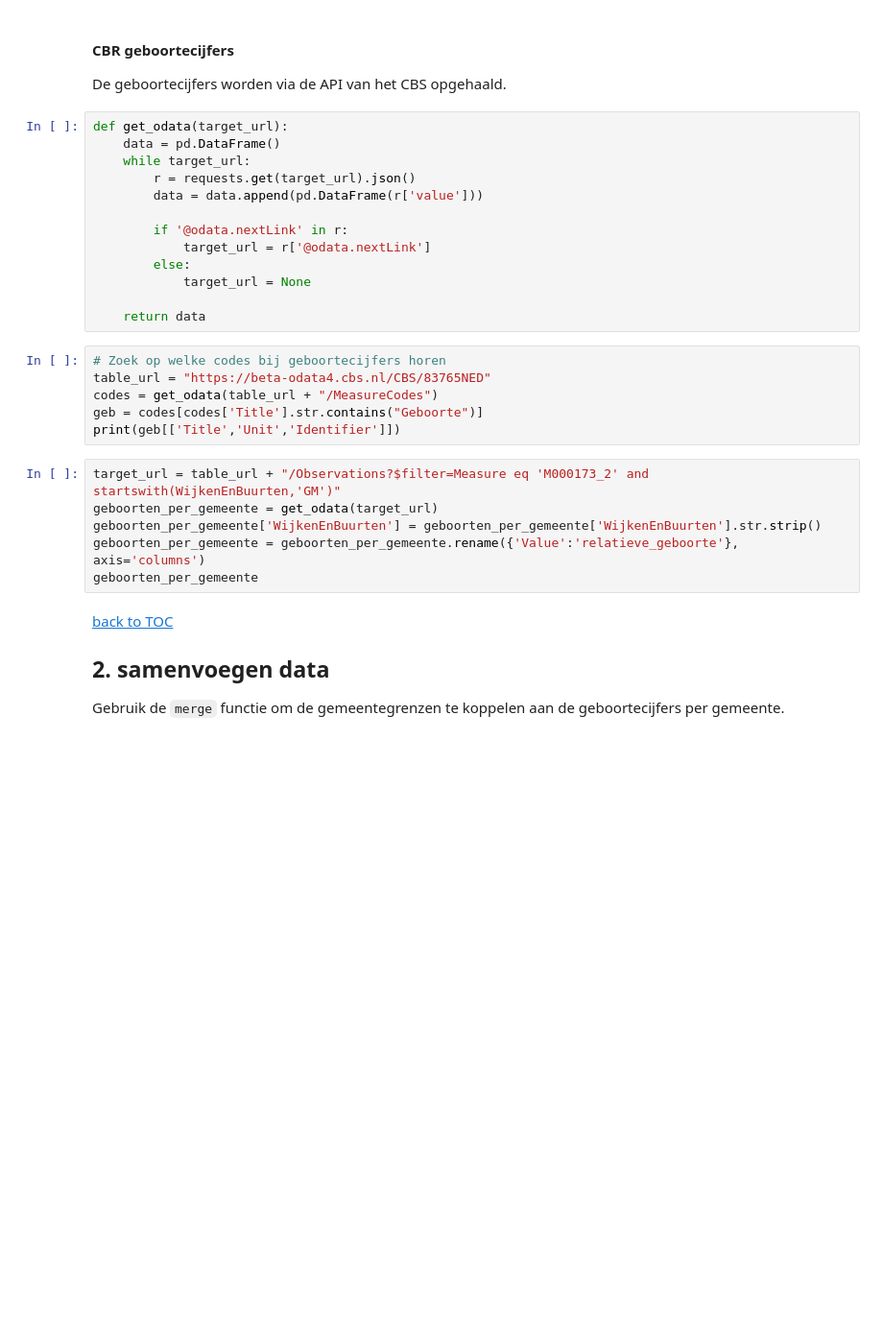
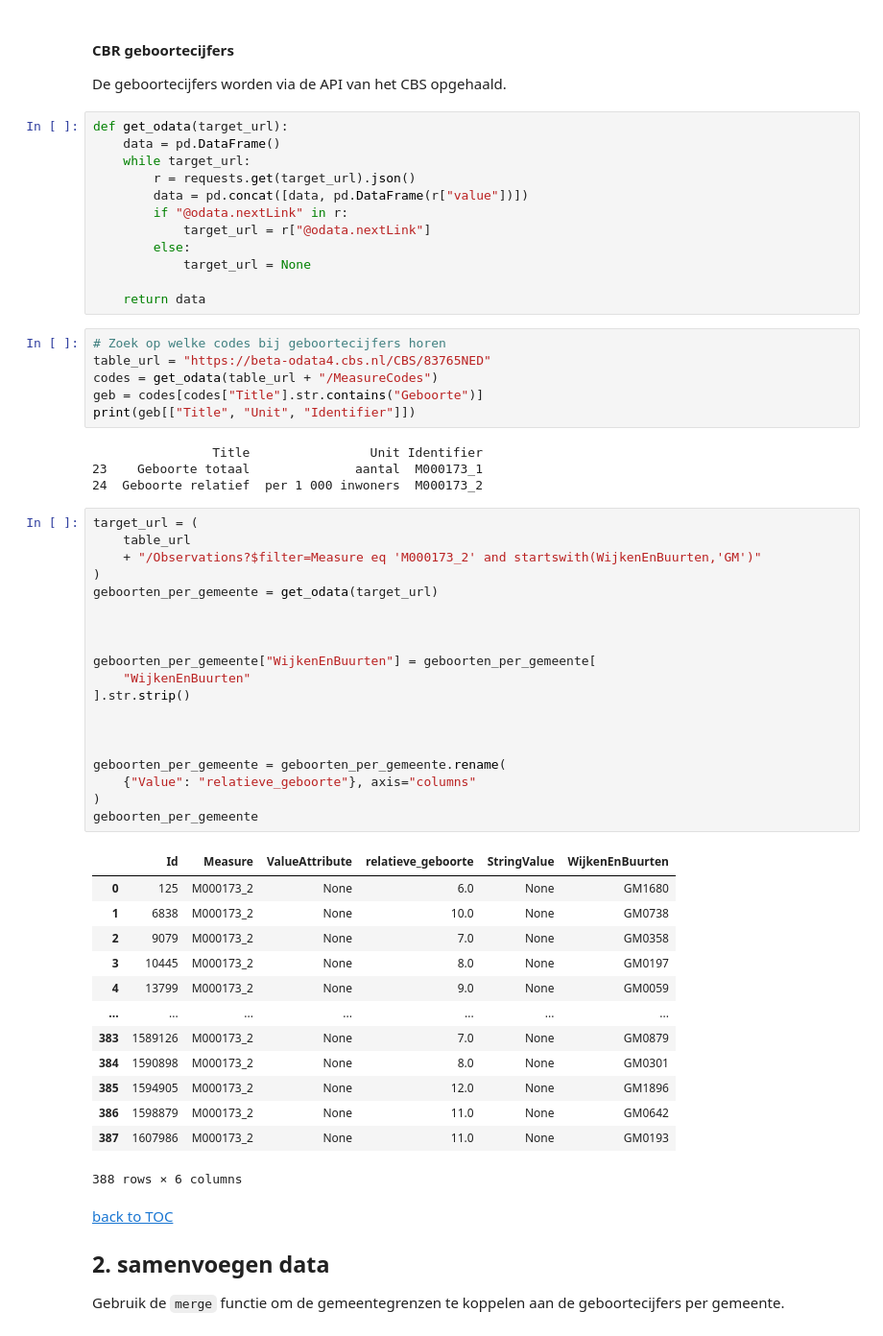
Before and after one commit to MAMBA-python/course-material, a Jupyter notebook: practical_examples/02_data_analysis/01_cbs_data/geboortes_nl.ipynb, the cells around one changed output. Shown at 96% size. Drawn from its saved outputs; the diff is of its cells as text; blank space fills up the shorter version.

```diff
--- a/practical_examples/02_data_analysis/01_cbs_data/geboortes_nl.ipynb
+++ b/practical_examples/02_data_analysis/01_cbs_data/geboortes_nl.ipynb
@@ -49,10 +50,9 @@ def get_odata(target_url):
     data = pd.DataFrame()
     while target_url:
         r = requests.get(target_url).json()
-        data = data.append(pd.DataFrame(r['value']))
-
-        if '@odata.nextLink' in r:
-            target_url = r['@odata.nextLink']
+        data = pd.concat([data, pd.DataFrame(r["value"])])
+        if "@odata.nextLink" in r:
+            target_url = r["@odata.nextLink"]
         else:
             target_url = None
 
@@ -61,14 +61,45 @@ def get_odata(target_url):
 # Zoek op welke codes bij geboortecijfers horen
 table_url = "https://beta-odata4.cbs.nl/CBS/83765NED"
 codes = get_odata(table_url + "/MeasureCodes")
-geb = codes[codes['Title'].str.contains("Geboorte")]
-print(geb[['Title','Unit','Identifier']])
+geb = codes[codes["Title"].str.contains("Geboorte")]
+print(geb[["Title", "Unit", "Identifier"]])
+# %% [output]
+                Title                Unit Identifier
+23    Geboorte totaal              aantal  M000173_1
+24  Geboorte relatief  per 1 000 inwoners  M000173_2
 # %%
-target_url = table_url + "/Observations?$filter=Measure eq 'M000173_2' and startswith(WijkenEnBuurten,'GM')"
+target_url = (
+    table_url
+    + "/Observations?$filter=Measure eq 'M000173_2' and startswith(WijkenEnBuurten,'GM')"
+)
 geboorten_per_gemeente = get_odata(target_url)
-geboorten_per_gemeente['WijkenEnBuurten'] = geboorten_per_gemeente['WijkenEnBuurten'].str.strip()
-geboorten_per_gemeente = geboorten_per_gemeente.rename({'Value':'relatieve_geboorte'}, axis='columns')
+
+
+
+geboorten_per_gemeente["WijkenEnBuurten"] = geboorten_per_gemeente[
+    "WijkenEnBuurten"
+].str.strip()
+
+
+
+geboorten_per_gemeente = geboorten_per_gemeente.rename(
+    {"Value": "relatieve_geboorte"}, axis="columns"
+)
 geboorten_per_gemeente
+# %% [output]
+|  | Id | Measure | ValueAttribute | relatieve_geboorte | StringValue | WijkenEnBuurten |
+| 0 | 125 | M000173_2 | None | 6.0 | None | GM1680 |
+| 1 | 6838 | M000173_2 | None | 10.0 | None | GM0738 |
+| 2 | 9079 | M000173_2 | None | 7.0 | None | GM0358 |
+| 3 | 10445 | M000173_2 | None | 8.0 | None | GM0197 |
+| 4 | 13799 | M000173_2 | None | 9.0 | None | GM0059 |
+| ... | ... | ... | ... | ... | ... | ... |
+| 383 | 1589126 | M000173_2 | None | 7.0 | None | GM0879 |
+| 384 | 1590898 | M000173_2 | None | 8.0 | None | GM0301 |
+| 385 | 1594905 | M000173_2 | None | 12.0 | None | GM1896 |
+| 386 | 1598879 | M000173_2 | None | 11.0 | None | GM0642 |
+| 387 | 1607986 | M000173_2 | None | 11.0 | None | GM0193 |
+388 rows × 6 columns
 # %% [markdown]
 [back to TOC](#0)
 
```
Also changed, not shown: parts of 5 cells of this notebook.
